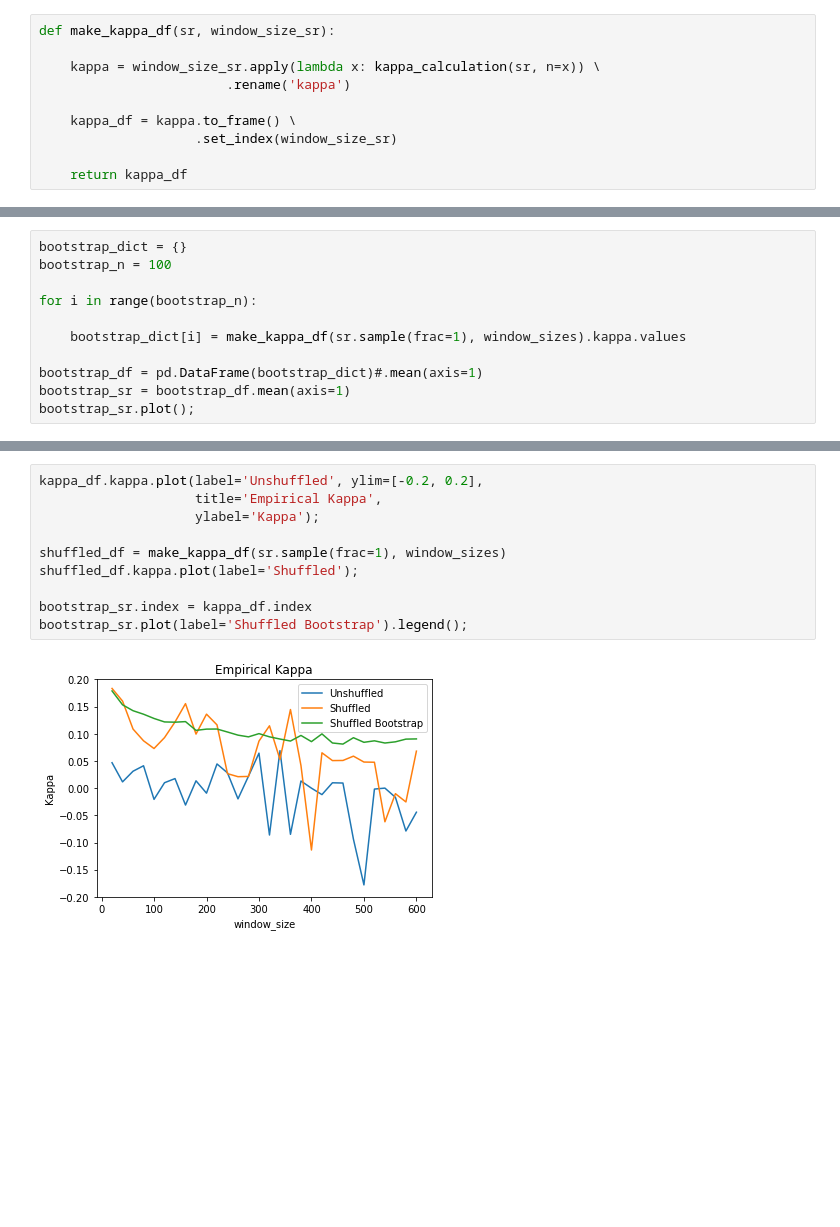
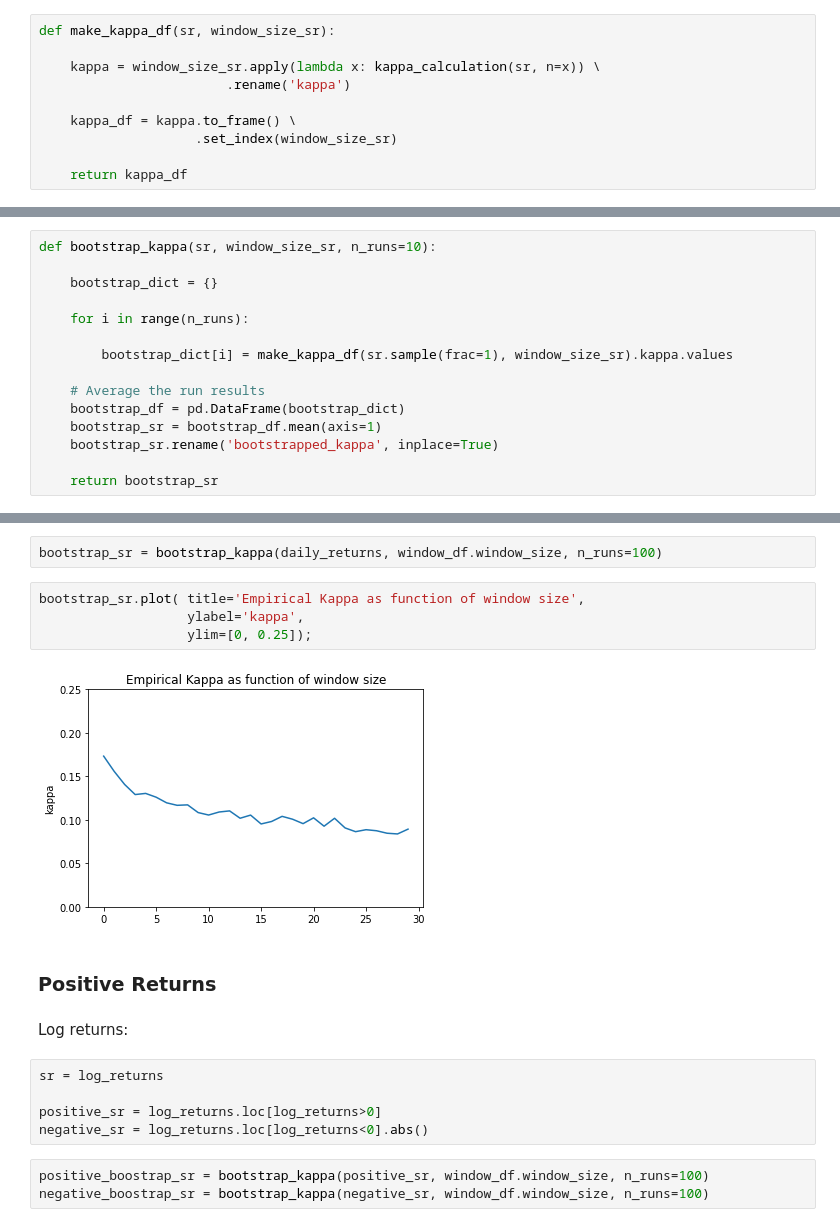
Before and after one commit to FergM/fattails, a Jupyter notebook: notebooks/NB37 - Diagnosing the SP500.ipynb, the cells around one changed output, grey strips where cells are left out. Drawn from its saved outputs; the diff is of its cells as text; blank space fills up the shorter version.

```diff
--- a/notebooks/NB37 - Diagnosing the SP500.ipynb
+++ b/notebooks/NB37 - Diagnosing the SP500.ipynb
@@ -460,11 +498,15 @@ def make_kappa_df(sr, window_size_sr):
 # %%
-bootstrap_dict = {}
-bootstrap_n = 100
+def bootstrap_kappa(sr, window_size_sr, n_runs=10):
 
-for i in range(bootstrap_n):
+    bootstrap_dict = {}
 
-    bootstrap_dict[i] = make_kappa_df(sr.sample(frac=1), window_sizes).kappa.values
+    for i in range(n_runs):
 
-bootstrap_df = pd.DataFrame(bootstrap_dict)#.mean(axis=1)
-bootstrap_sr = bootstrap_df.mean(axis=1)
-bootstrap_sr.plot();
+        bootstrap_dict[i] = make_kappa_df(sr.sample(frac=1), window_size_sr).kappa.values
+
+    # Average the run results
+    bootstrap_df = pd.DataFrame(bootstrap_dict)
+    bootstrap_sr = bootstrap_df.mean(axis=1)
+    bootstrap_sr.rename('bootstrapped_kappa', inplace=True)
+
+    return bootstrap_sr
@@ -473,12 +513,20 @@ bootstrap_sr.plot();
-# %%
-kappa_df.kappa.plot(label='Unshuffled', ylim=[-0.2, 0.2],
-                    title='Empirical Kappa',
-                    ylabel='Kappa');
-
-shuffled_df = make_kappa_df(sr.sample(frac=1), window_sizes)
-shuffled_df.kappa.plot(label='Shuffled');
-
-bootstrap_sr.index = kappa_df.index
-bootstrap_sr.plot(label='Shuffled Bootstrap').legend();
-# %% [output]
-[figure, removed]
+# %%
+bootstrap_sr = bootstrap_kappa(daily_returns, window_df.window_size, n_runs=100)
+# %%
+bootstrap_sr.plot( title='Empirical Kappa as function of window size',
+                   ylabel='kappa',
+                   ylim=[0, 0.25]);
+# %% [output]
+[figure, added]
+# %% [markdown]
+### Positive Returns
+# %% [markdown]
+Log returns:
+# %%
+sr = log_returns
+
+positive_sr = log_returns.loc[log_returns>0]
+negative_sr = log_returns.loc[log_returns<0].abs()
+# %%
+positive_boostrap_sr = bootstrap_kappa(positive_sr, window_df.window_size, n_runs=100)
+negative_boostrap_sr = bootstrap_kappa(negative_sr, window_df.window_size, n_runs=100)
```
Also changed, not shown: parts of 25 cells of this notebook.
